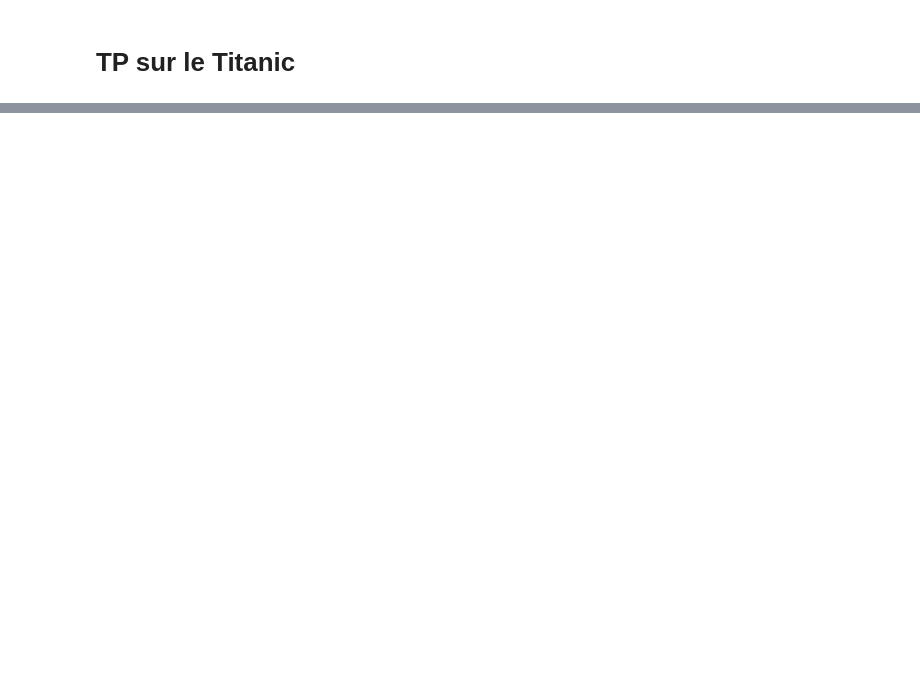
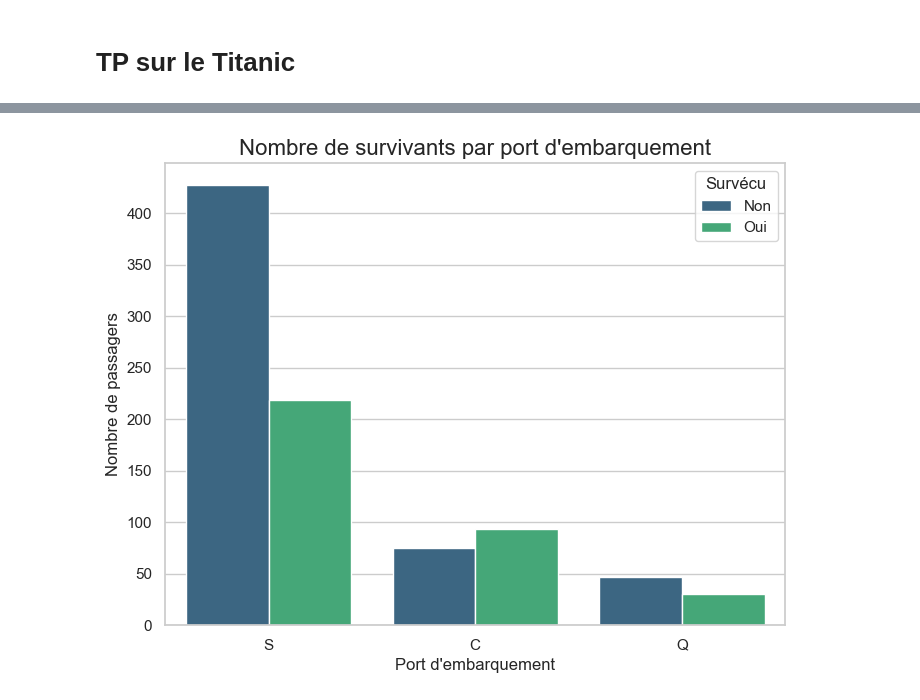
Before and after one commit to emilienbld/M1_Machine_Learning, a Jupyter notebook: regression_logisitque_titanic.ipynb, the cells around one changed output, grey strips where cells are left out. Saved outputs shown, nothing was run; the diff lists cells and outputs as text; code cells hidden in the pictures; blank space fills up the shorter version.

```diff
--- a/regression_logisitque_titanic.ipynb
+++ b/regression_logisitque_titanic.ipynb
@@ -263,0 +221,13 @@ print(df_encoded_cleaned.head())
+# %%
+# Créer un graphique montrant le nombre de survivants par port d'embarquement
+plt.figure(figsize=(8, 6))
+sns.countplot(data=titanic_data, x='Embarked', hue='Survived', palette='viridis')
+
+# Ajouter un titre et des labels
+plt.title("Nombre de survivants par port d'embarquement", fontsize=16)
+plt.xlabel("Port d'embarquement", fontsize=12)
+plt.ylabel("Nombre de passagers", fontsize=12)
+plt.legend(title="Survécu", labels=["Non", "Oui"])
+plt.show()
+# %% [output]
+[figure, added]
```
Also changed, not shown: parts of 19 cells of this notebook.
